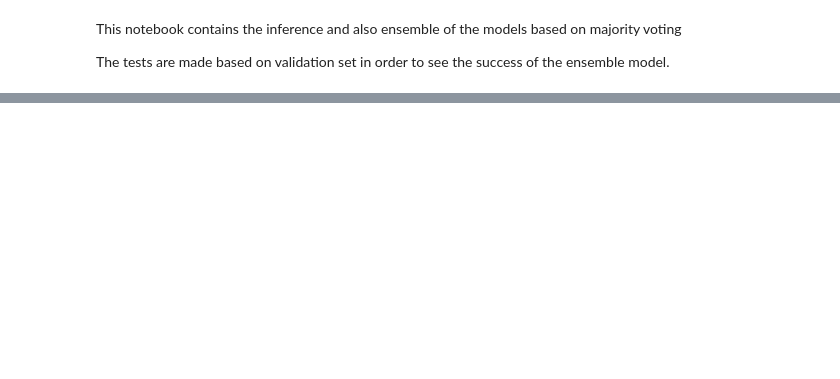
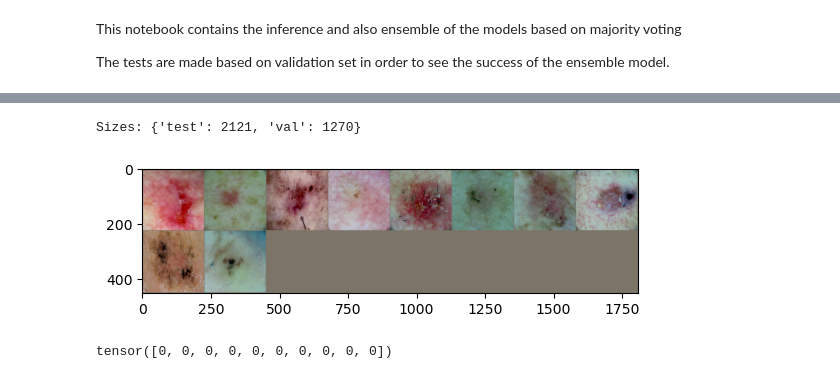
Before and after one commit to cansuyalcinn/skin-lesion-segmentation, a Jupyter notebook: notebooks/deep_learning/inference_ensemble.ipynb, the cells around one changed output, grey strips where cells are left out. Drawn from its saved outputs; the diff is of its cells as text; code cells hidden in the pictures; blank space fills up the shorter version.

```diff
--- a/notebooks/deep_learning/inference_ensemble.ipynb
+++ b/notebooks/deep_learning/inference_ensemble.ipynb
@@ -224,0 +419,79 @@ Accuracy of the model based on the val set of inputs is: 90 %
+# %%
+data_transforms_new = {
+    'val': transforms.Compose([
+        transforms.ToTensor(),
+        transforms.Normalize([0.6984, 0.5750, 0.5661], [0.1403, 0.1555, 0.1735])
+    ]),
+    'test': transforms.Compose([
+        transforms.ToTensor(),
+        transforms.Normalize([0.6984, 0.5750, 0.5661], [0.1403, 0.1555, 0.1735])
+    ]),
+}
+
+data_transforms_old = {
+    'val': transforms.Compose([
+        transforms.ToTensor(),
+        transforms.Normalize([0.485, 0.456, 0.406], [0.229, 0.224, 0.225])
+    ]),
+    'test': transforms.Compose([
+        transforms.ToTensor(),
+        transforms.Normalize([0.485, 0.456, 0.406], [0.229, 0.224, 0.225])
+    ]),
+}
+
+
+datasets_new = {x: datasets.ImageFolder(os.path.join(cfg['data']['data_dir'], x), transform=data_transforms_new[x])
+            for x in ['val', 'test']}
+datasets_old = {x: datasets.ImageFolder(os.path.join(cfg['data']['data_dir'], x), transform=data_transforms_old[x])
+                for x in ['val', 'test']}
+
+dataset_sizes = {x: len(datasets_new[x]) for x in ['test', 'val']}
+print(f'Sizes: {dataset_sizes}')
+
+class_names = datasets_new['val'].classes
+
+device = torch.device(cfg['train']['cuda'] if torch.cuda.is_available() else "cpu") # "cpu"
+# %% [output]
+Sizes: {'test': 2121, 'val': 1270}
+# %%
+dataloaders_new = {
+        'val': DataLoader(
+            datasets_new['val'], batch_size=cfg['val']['batch_size'],
+            num_workers=cfg['val']['num_workers'], drop_last=False, shuffle=False),
+        'test': DataLoader(
+            datasets_new['test'], batch_size=cfg['test']['batch_size'],
+            shuffle=False, num_workers=cfg['test']['num_workers'], drop_last=False)
+}
+dataloaders_old = {
+        'val': DataLoader(
+            datasets_old['val'], batch_size=cfg['val']['batch_size'],
+            num_workers=cfg['val']['num_workers'], drop_last=False, shuffle=False),
+        'test': DataLoader(
+            datasets_old['test'], batch_size=cfg['test']['batch_size'],
+            shuffle=False, num_workers=cfg['test']['num_workers'], drop_last=False)
+}
+# %%
+def imshow(inp, title=None):
+    """Imshow for Tensor."""
+    inp = inp.numpy().transpose((1, 2, 0))
+    mean = np.array([0.485, 0.456, 0.406])
+    std = np.array([0.229, 0.224, 0.225])
+    inp = std * inp + mean
+    inp = np.clip(inp, 0, 1)
+    plt.imshow(inp)
+    if title is not None:
+        plt.title(title)
+    plt.pause(0.001)  # pause a bit so that plots are updated
+
+
+# Get a batch of training data
+inputs, classes = next(iter(dataloaders_new['val']))
+
+# Make a grid from batch
+out = torchvision.utils.make_grid(inputs)
+
+imshow(out, title=None)
+print(classes)
+# %% [output]
+[figure, added]
+tensor([0, 0, 0, 0, 0, 0, 0, 0, 0, 0])
```
Also changed, not shown: parts of 26 cells of this notebook, 5 other files.
